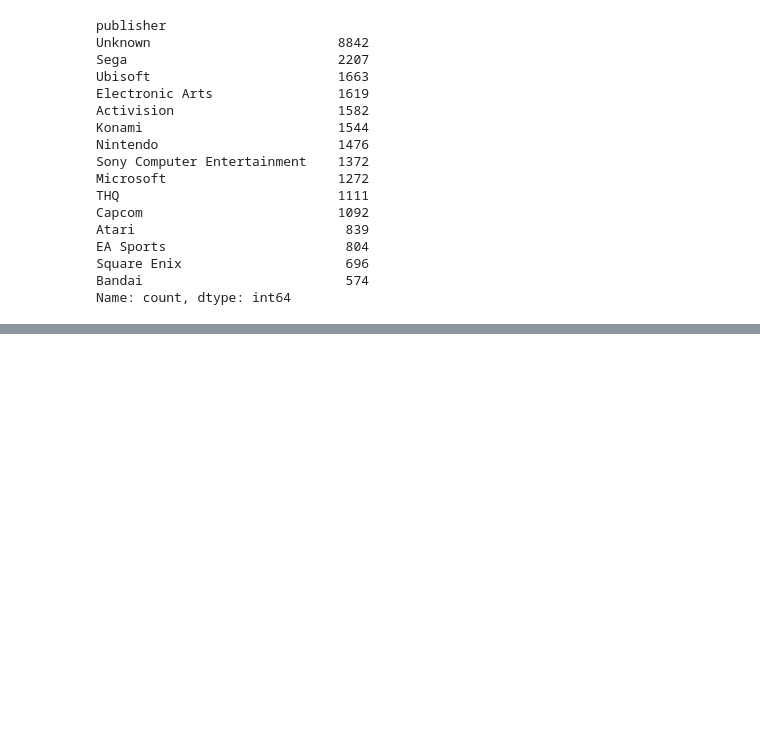
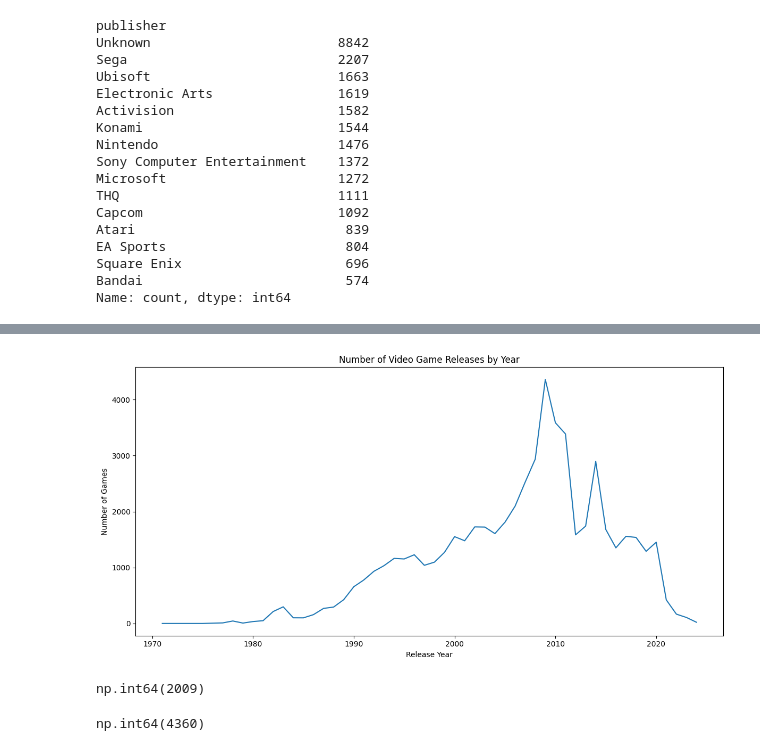
Before and after one commit to kosanicale/video-game-sales-analytics, a Jupyter notebook: analysis.ipynb, the cells around one changed output, grey strips where cells are left out. Cells and saved outputs as stored; diff of their text form; code cells hidden in the pictures; blank space fills up the shorter version.

Commit message:
Complete exploratory analysis of video game sales

```diff
--- a/analysis.ipynb
+++ b/analysis.ipynb
@@ -3,5 +21,5 @@ import pandas as pd
 # %%
-df = pd.read_csv(r"C:\Users\Benutze\Desktop\github\video-game-sales-analytics\data\vgchartz-2024.csv")
+df = pd.read_csv(r"data\vgchartz-2024.csv")
 df.head()
 # %% [output]
 |  | img | title | console | genre | publisher | developer | critic_score | total_sales | na_sales | ... |
@@ -128,3 +146,8 @@ EA Sports                       804
 Square Enix                     696
 Bandai                          574
 Name: count, dtype: int64
+# %%
+df["release_date"] = pd.to_datetime(df["release_date"], errors="coerce")
+df["last_update"] = pd.to_datetime(df["last_update"], errors="coerce")
+# %%
+df["release_year"] = df["release_date"].dt.year.astype("Int64")
@@ -130,0 +172,3 @@ Name: count, dtype: int64
+# %%
+releases_by_year = df.groupby("release_year").size()
+releases_by_year
@@ -130,0 +193,21 @@ Name: count, dtype: int64
+# %%
+plt.figure(figsize=(12, 6))
+
+plt.plot(releases_by_year.index, releases_by_year.values)
+
+plt.title("Number of Video Game Releases by Year")
+plt.xlabel("Release Year")
+plt.ylabel("Number of Games")
+
+plt.tight_layout()
+plt.show()
+# %% [output]
+[figure, added]
+# %%
+releases_by_year.idxmax()
+# %% [output]
+np.int64(2009)
+# %%
+releases_by_year.max()
+# %% [output]
+np.int64(4360)
```
Also changed, not shown: parts of 61 cells of this notebook.
